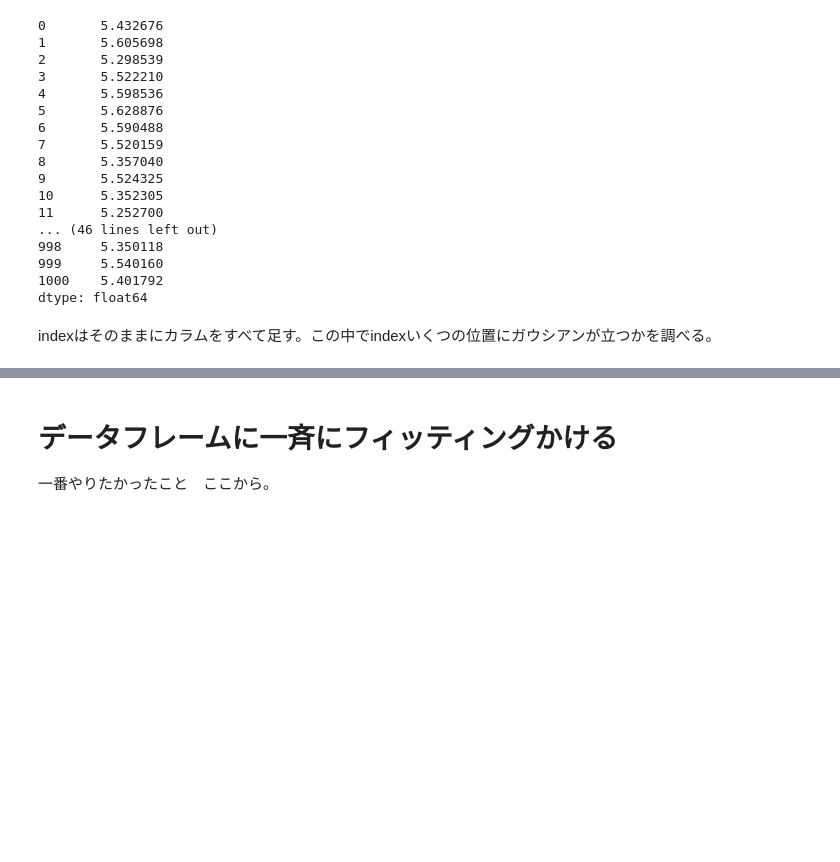
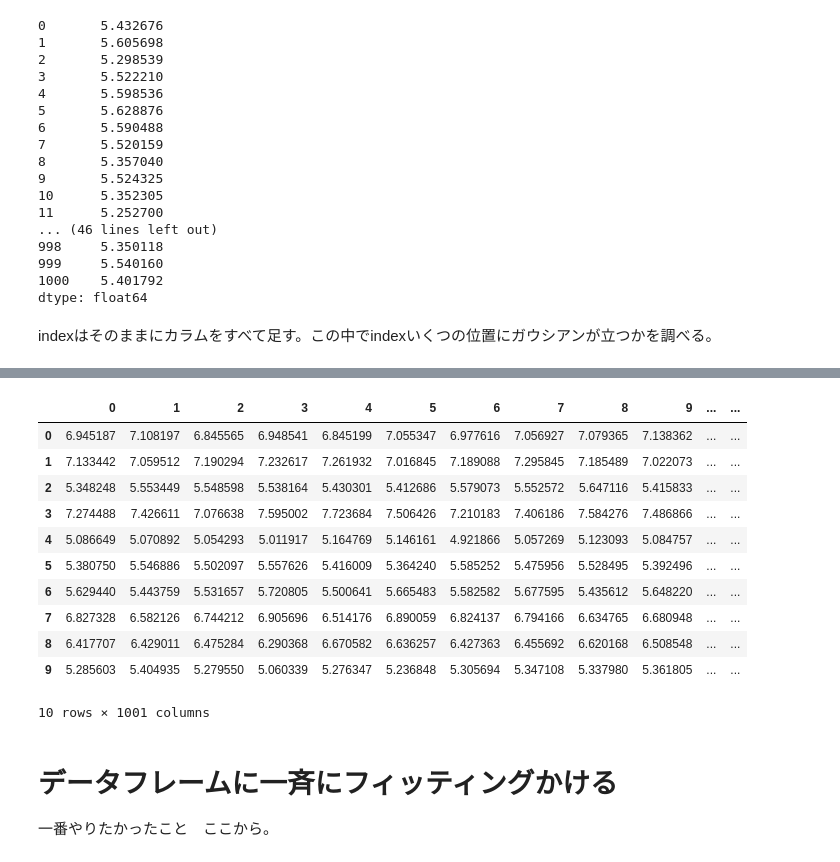
Before and after one commit to u1and0/SAtraceFit, a Jupyter notebook: fit_lab/fit_lab.ipynb, the cells around one changed output, grey strips where cells are left out. Cells and saved outputs as stored; diff of their text form; code cells hidden in the pictures; blank space fills up the shorter version.

```diff
--- a/fit_lab/fit_lab.ipynb
+++ b/fit_lab/fit_lab.ipynb
@@ -259,3 +284,18 @@ indexはそのままにカラムをすべて足す。この中でindexいくつ
+# %%
+pd.DataFrame([waves(i) for i in range(10)])
+# %% [output]
+|  | 0 | 1 | 2 | 3 | 4 | 5 | 6 | 7 | 8 | 9 | ... | ... |
+| 0 | 6.945187 | 7.108197 | 6.845565 | 6.948541 | 6.845199 | 7.055347 | 6.977616 | 7.056927 | 7.079365 | 7.138362 | ... | ... |
+| 1 | 7.133442 | 7.059512 | 7.190294 | 7.232617 | 7.261932 | 7.016845 | 7.189088 | 7.295845 | 7.185489 | 7.022073 | ... | ... |
+| 2 | 5.348248 | 5.553449 | 5.548598 | 5.538164 | 5.430301 | 5.412686 | 5.579073 | 5.552572 | 5.647116 | 5.415833 | ... | ... |
+| 3 | 7.274488 | 7.426611 | 7.076638 | 7.595002 | 7.723684 | 7.506426 | 7.210183 | 7.406186 | 7.584276 | 7.486866 | ... | ... |
+| 4 | 5.086649 | 5.070892 | 5.054293 | 5.011917 | 5.164769 | 5.146161 | 4.921866 | 5.057269 | 5.123093 | 5.084757 | ... | ... |
+| 5 | 5.380750 | 5.546886 | 5.502097 | 5.557626 | 5.416009 | 5.364240 | 5.585252 | 5.475956 | 5.528495 | 5.392496 | ... | ... |
+| 6 | 5.629440 | 5.443759 | 5.531657 | 5.720805 | 5.500641 | 5.665483 | 5.582582 | 5.677595 | 5.435612 | 5.648220 | ... | ... |
+| 7 | 6.827328 | 6.582126 | 6.744212 | 6.905696 | 6.514176 | 6.890059 | 6.824137 | 6.794166 | 6.634765 | 6.680948 | ... | ... |
+| 8 | 6.417707 | 6.429011 | 6.475284 | 6.290368 | 6.670582 | 6.636257 | 6.427363 | 6.455692 | 6.620168 | 6.508548 | ... | ... |
+| 9 | 5.285603 | 5.404935 | 5.279550 | 5.060339 | 5.276347 | 5.236848 | 5.305694 | 5.347108 | 5.337980 | 5.361805 | ... | ... |
+10 rows × 1001 columns
 # %% [markdown]
 # データフレームに一斉にフィッティングかける
 一番やりたかったこと　ここから。
```
Also changed, not shown: parts of 3 cells of this notebook, 17 other files.
